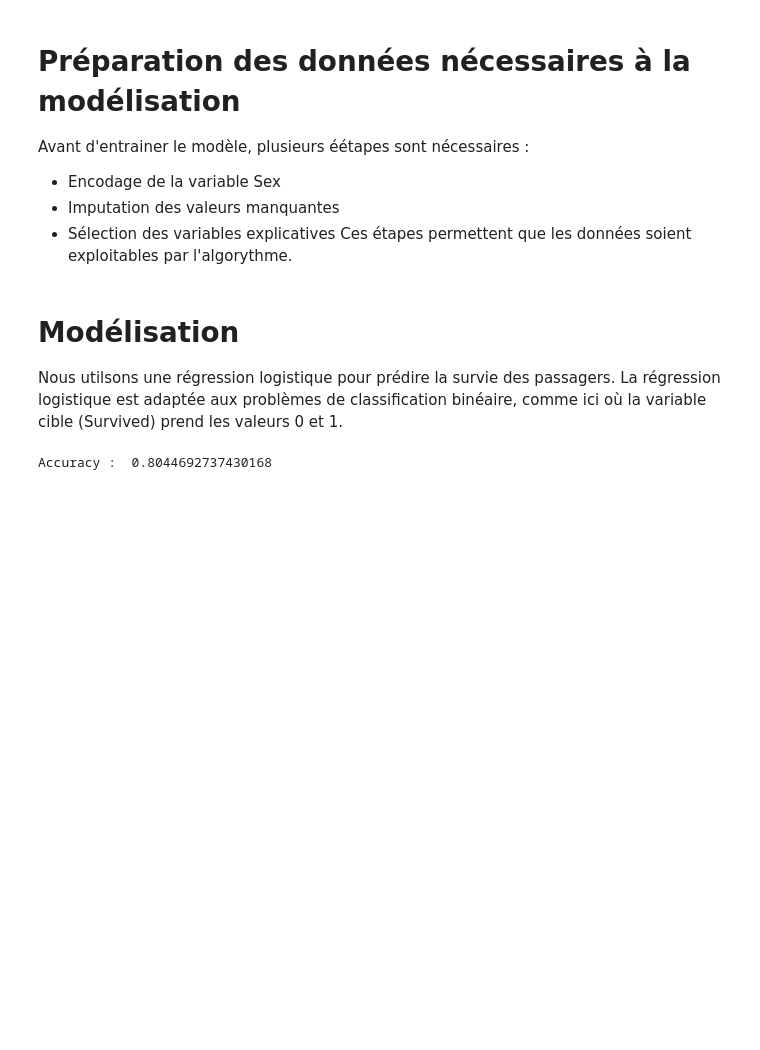
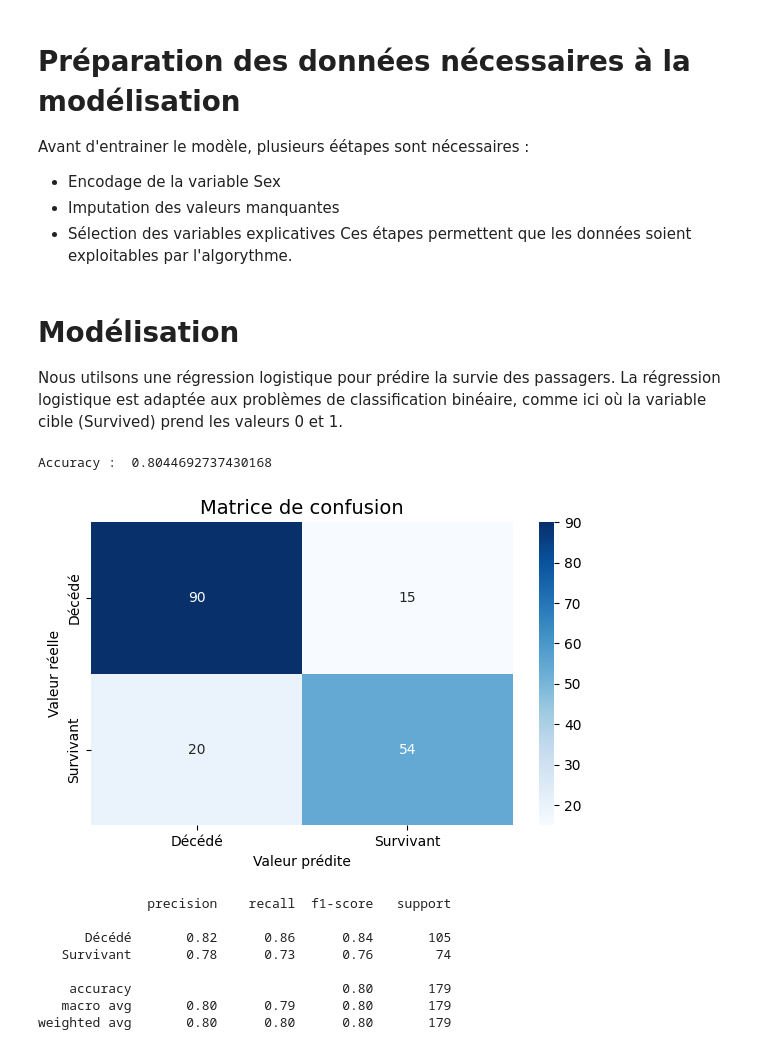
Before and after one commit to Safariyatousani/titanic-survival-prediction, a Jupyter notebook: notebooks/01_eda.ipynb, the cells around one changed output. Saved outputs shown, nothing was run; the diff lists cells and outputs as text; code cells hidden in the pictures; blank space fills up the shorter version.

```diff
--- a/notebooks/01_eda.ipynb
+++ b/notebooks/01_eda.ipynb
@@ -156,3 +156,33 @@ y_pred = model.predict(X_test)
 print("Accuracy : ", accuracy_score(y_test, y_pred))
 # %% [output]
 Accuracy :  0.8044692737430168
+# %%
+from sklearn.metrics import confusion_matrix, classification_report
+import seaborn as sns
+
+# Matrice de confusion
+cm = confusion_matrix(y_test, y_pred)
+
+fig, ax = plt.subplots(figsize=(6, 4))
+sns.heatmap(cm, annot=True, fmt="d", cmap="Blues",
+            xticklabels=["Décédé", "Survivant"],
+            yticklabels=["Décédé", "Survivant"])
+plt.title("Matrice de confusion", fontsize=14)
+plt.ylabel("Valeur réelle")
+plt.xlabel("Valeur prédite")
+plt.tight_layout()
+plt.show()
+
+# Rapport de classification
+print(classification_report(y_test, y_pred,
+      target_names=["Décédé", "Survivant"]))
+# %% [output]
+[figure, added]
+              precision    recall  f1-score   support
+
+      Décédé       0.82      0.86      0.84       105
+   Survivant       0.78      0.73      0.76        74
+
+    accuracy                           0.80       179
+   macro avg       0.80      0.79      0.80       179
+weighted avg       0.80      0.80      0.80       179
```
Also changed, not shown: parts of 14 cells of this notebook.
